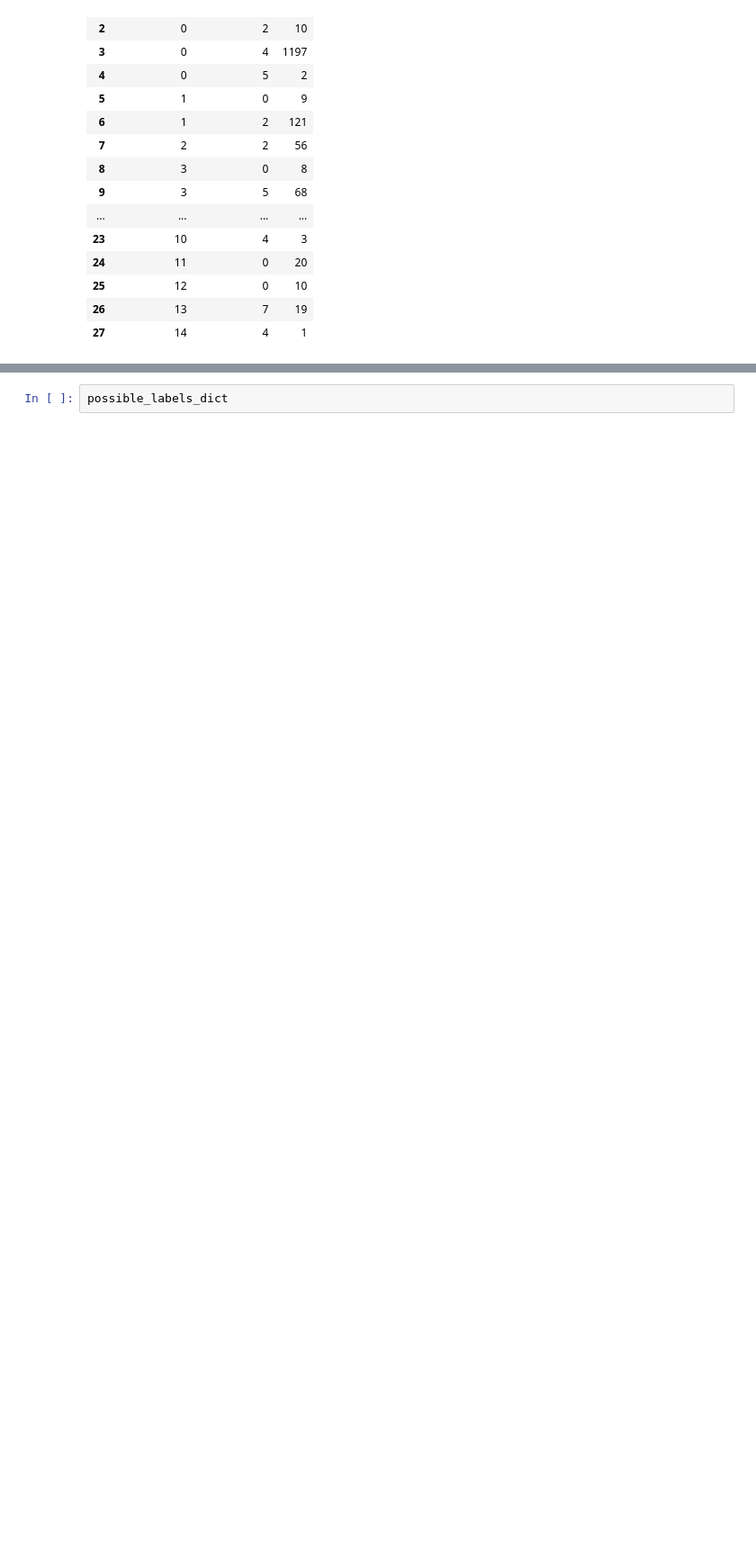
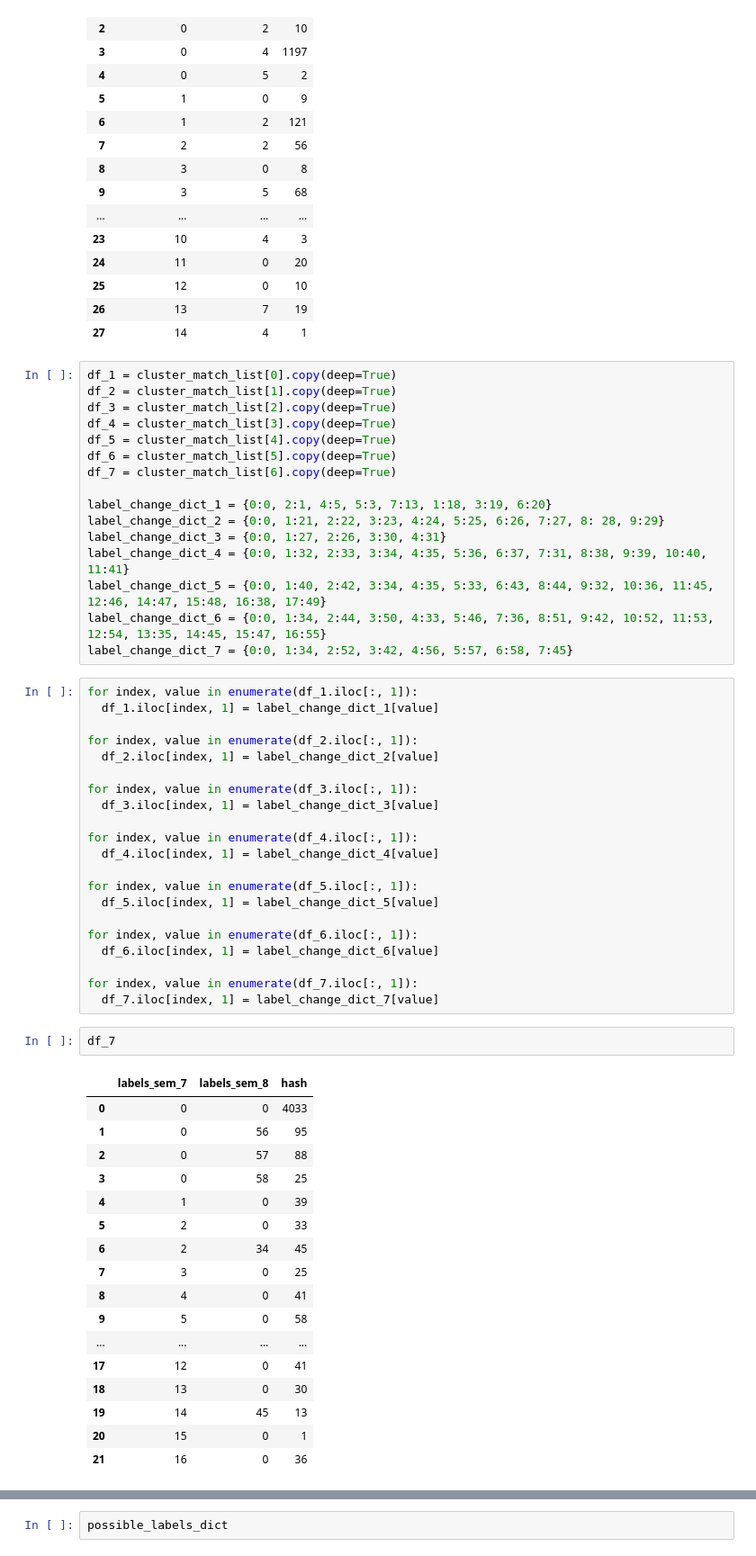
Before and after one commit to Maksimka9/clustering, a Jupyter notebook: main.ipynb, the cells around one changed output, grey strips where cells are left out. Shown: that part at 90% size. Saved outputs shown, nothing was run; the diff lists cells and outputs as text; blank space fills up the shorter version.

```diff
--- a/main.ipynb
+++ b/main.ipynb
@@ -305,3 +305,60 @@ cluster_match_list[0]
 | 25 | 12 | 0 | 10 |
 | 26 | 13 | 7 | 19 |
 | 27 | 14 | 4 | 1 |
+# %%
+df_1 = cluster_match_list[0].copy(deep=True)
+df_2 = cluster_match_list[1].copy(deep=True)
+df_3 = cluster_match_list[2].copy(deep=True)
+df_4 = cluster_match_list[3].copy(deep=True)
+df_5 = cluster_match_list[4].copy(deep=True)
+df_6 = cluster_match_list[5].copy(deep=True)
+df_7 = cluster_match_list[6].copy(deep=True)
+
+label_change_dict_1 = {0:0, 2:1, 4:5, 5:3, 7:13, 1:18, 3:19, 6:20}
+label_change_dict_2 = {0:0, 1:21, 2:22, 3:23, 4:24, 5:25, 6:26, 7:27, 8: 28, 9:29}
+label_change_dict_3 = {0:0, 1:27, 2:26, 3:30, 4:31}
+label_change_dict_4 = {0:0, 1:32, 2:33, 3:34, 4:35, 5:36, 6:37, 7:31, 8:38, 9:39, 10:40, 11:41}
+label_change_dict_5 = {0:0, 1:40, 2:42, 3:34, 4:35, 5:33, 6:43, 8:44, 9:32, 10:36, 11:45, 12:46, 14:47, 15:48, 16:38, 17:49}
+label_change_dict_6 = {0:0, 1:34, 2:44, 3:50, 4:33, 5:46, 7:36, 8:51, 9:42, 10:52, 11:53, 12:54, 13:35, 14:45, 15:47, 16:55}
+label_change_dict_7 = {0:0, 1:34, 2:52, 3:42, 4:56, 5:57, 6:58, 7:45}
+# %%
+for index, value in enumerate(df_1.iloc[:, 1]):
+  df_1.iloc[index, 1] = label_change_dict_1[value]
+
+for index, value in enumerate(df_2.iloc[:, 1]):
+  df_2.iloc[index, 1] = label_change_dict_2[value]
+
+for index, value in enumerate(df_3.iloc[:, 1]):
+  df_3.iloc[index, 1] = label_change_dict_3[value]
+
+for index, value in enumerate(df_4.iloc[:, 1]):
+  df_4.iloc[index, 1] = label_change_dict_4[value]
+
+for index, value in enumerate(df_5.iloc[:, 1]):
+  df_5.iloc[index, 1] = label_change_dict_5[value]
+
+for index, value in enumerate(df_6.iloc[:, 1]):
+  df_6.iloc[index, 1] = label_change_dict_6[value]
+
+for index, value in enumerate(df_7.iloc[:, 1]):
+  df_7.iloc[index, 1] = label_change_dict_7[value]
+# %%
+df_7
+# %% [output]
+|  | labels_sem_7 | labels_sem_8 | hash |
+| 0 | 0 | 0 | 4033 |
+| 1 | 0 | 56 | 95 |
+| 2 | 0 | 57 | 88 |
+| 3 | 0 | 58 | 25 |
+| 4 | 1 | 0 | 39 |
+| 5 | 2 | 0 | 33 |
+| 6 | 2 | 34 | 45 |
+| 7 | 3 | 0 | 25 |
+| 8 | 4 | 0 | 41 |
+| 9 | 5 | 0 | 58 |
+| ... | ... | ... | ... |
+| 17 | 12 | 0 | 41 |
+| 18 | 13 | 0 | 30 |
+| 19 | 14 | 45 | 13 |
+| 20 | 15 | 0 | 1 |
+| 21 | 16 | 0 | 36 |
```
Also changed, not shown: parts of 2 cells of this notebook.
